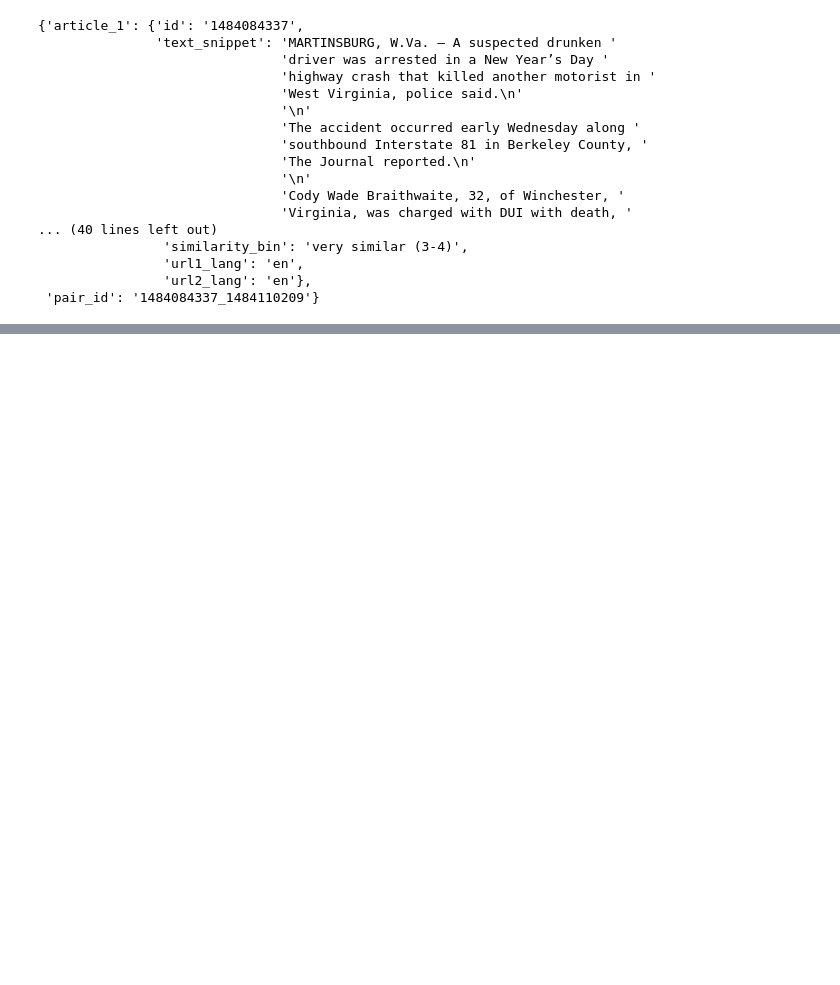
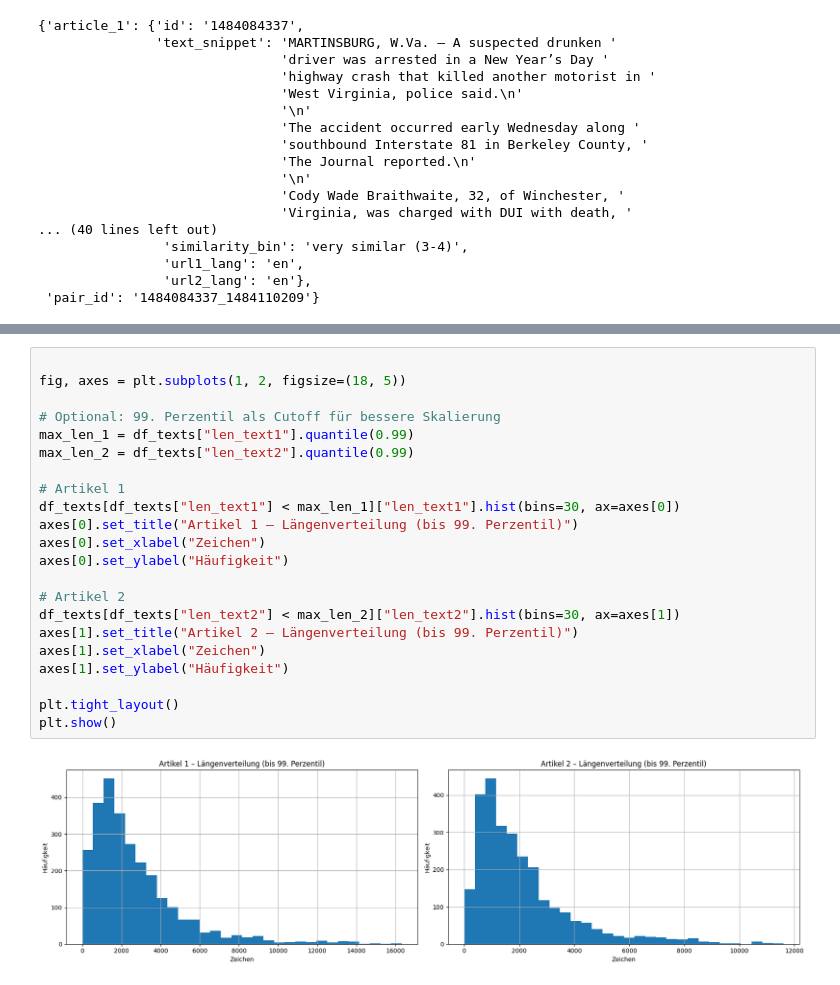
Before and after one commit to Eluminix/AI-Lab, a Jupyter notebook: Data Exploration.ipynb, the cells around one changed output, grey strips where cells are left out. Drawn from its saved outputs; the diff is of its cells as text; blank space fills up the shorter version.

```diff
--- a/Data Exploration.ipynb
+++ b/Data Exploration.ipynb
@@ -144,0 +206,24 @@ display(dataset_df.head())
+# %%
+
+fig, axes = plt.subplots(1, 2, figsize=(18, 5))
+
+# Optional: 99. Perzentil als Cutoff für bessere Skalierung
+max_len_1 = df_texts["len_text1"].quantile(0.99)
+max_len_2 = df_texts["len_text2"].quantile(0.99)
+
+# Artikel 1
+df_texts[df_texts["len_text1"] < max_len_1]["len_text1"].hist(bins=30, ax=axes[0])
+axes[0].set_title("Artikel 1 – Längenverteilung (bis 99. Perzentil)")
+axes[0].set_xlabel("Zeichen")
+axes[0].set_ylabel("Häufigkeit")
+
+# Artikel 2
+df_texts[df_texts["len_text2"] < max_len_2]["len_text2"].hist(bins=30, ax=axes[1])
+axes[1].set_title("Artikel 2 – Längenverteilung (bis 99. Perzentil)")
+axes[1].set_xlabel("Zeichen")
+axes[1].set_ylabel("Häufigkeit")
+
+plt.tight_layout()
+plt.show()
+# %% [output]
+[figure, added]
```
Also changed, not shown: parts of 13 cells of this notebook.
